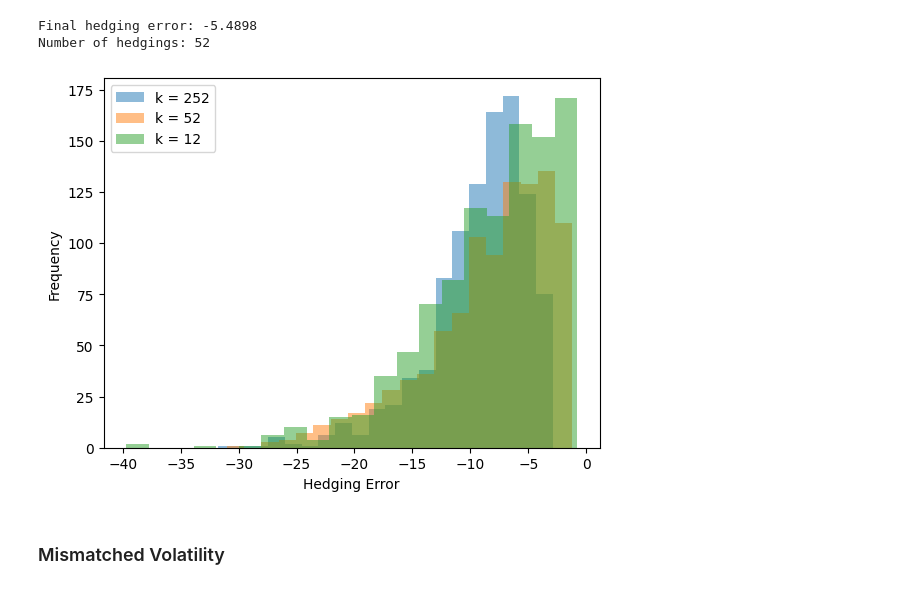
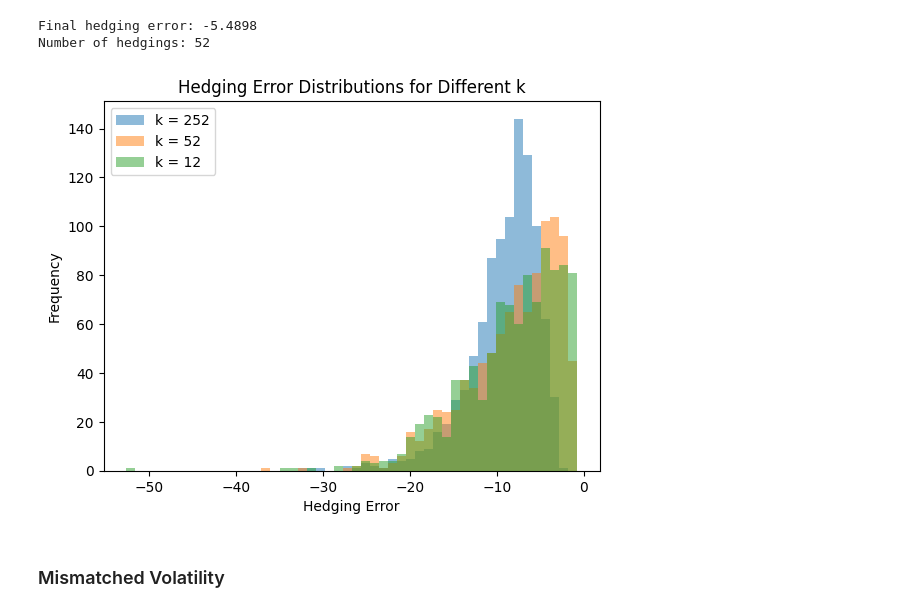
Before and after one commit to GiorgioCampo/CF_Assignment1, a Jupyter notebook: compfin_1.ipynb, the cells around one changed output. Saved outputs shown, nothing was run; the diff lists cells and outputs as text; code cells hidden in the pictures.

```diff
--- a/compfin_1.ipynb
+++ b/compfin_1.ipynb
@@ -624,15 +624,24 @@ for k in hedging_errors.keys():
         hedging_error, n_of_hedgings = dynamic_hedging(S, K, T, r, sigma, dt, n, k)
         hedging_errors[k].append(hedging_error)
 # %%
+all_errors = []
+for k in [252, 52, 12]:
+    all_errors.extend(hedging_errors[k])
 
-# Plot hedging errors distributionos for the two levels of k
+# Define consistent bins
+min_err = min(all_errors)
+max_err = max(all_errors)
+bins = np.linspace(min_err, max_err, 51)  # 50 bins
+
+# Plot
 for k in [252, 52, 12]:
-    plt.hist(hedging_errors[k], bins=20, alpha=0.5, label=f"k = {k}")
+    plt.hist(hedging_errors[k], bins=bins, alpha=0.5, label=f"k = {k}", density=False)  # Optional: density
 plt.xlabel("Hedging Error")
 plt.ylabel("Frequency")
 plt.legend()
+plt.title("Hedging Error Distributions for Different k")
 plt.show()
 # %% [output]
-[figure, old version]
+[figure, new version]
 # %% [markdown]
 ### Mismatched Volatility
```
Also changed, not shown: parts of 2 cells of this notebook.
